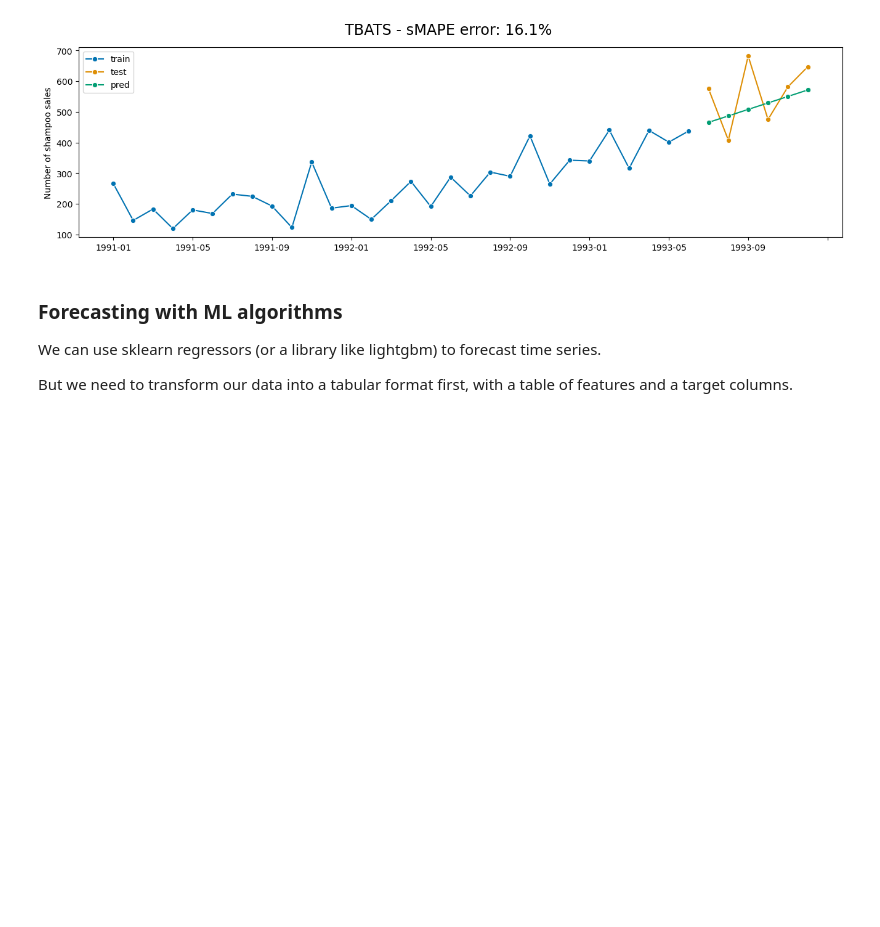
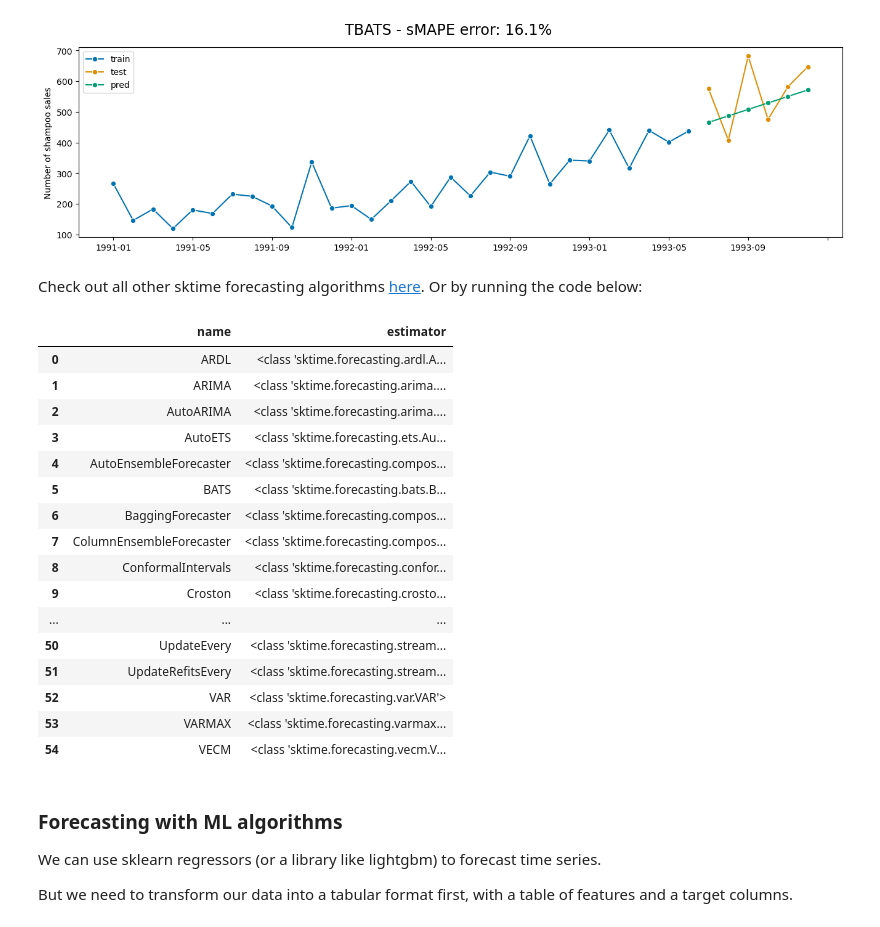
Before and after one commit to sktime/sktime-tutorial-ODSC-Europe-2023, a Jupyter notebook: notebooks/02_forecasting.ipynb, the cells around one changed output. Cells and saved outputs as stored; diff of their text form; code cells hidden in the pictures; blank space fills up the shorter version.

```diff
--- a/notebooks/02_forecasting.ipynb
+++ b/notebooks/02_forecasting.ipynb
@@ -86,6 +81,30 @@ for forecaster in forecasters:
 # %% [output]
 [figure]
 [figure]
+# %% [markdown]
+Check out all other sktime forecasting algorithms [here](https://www.sktime.net/en/latest/api_reference/forecasting.html). Or by running the code below:
+# %%
+from sktime.registry import all_estimators
+
+all_estimators("forecaster", as_dataframe=True)
+# %% [output]
+|  | name | estimator |
+| 0 | ARDL | <class 'sktime.forecasting.ardl.A... |
+| 1 | ARIMA | <class 'sktime.forecasting.arima.... |
+| 2 | AutoARIMA | <class 'sktime.forecasting.arima.... |
+| 3 | AutoETS | <class 'sktime.forecasting.ets.Au... |
+| 4 | AutoEnsembleForecaster | <class 'sktime.forecasting.compos... |
+| 5 | BATS | <class 'sktime.forecasting.bats.B... |
+| 6 | BaggingForecaster | <class 'sktime.forecasting.compos... |
+| 7 | ColumnEnsembleForecaster | <class 'sktime.forecasting.compos... |
+| 8 | ConformalIntervals | <class 'sktime.forecasting.confor... |
+| 9 | Croston | <class 'sktime.forecasting.crosto... |
+| ... | ... | ... |
+| 50 | UpdateEvery | <class 'sktime.forecasting.stream... |
+| 51 | UpdateRefitsEvery | <class 'sktime.forecasting.stream... |
+| 52 | VAR | <class 'sktime.forecasting.var.VAR'> |
+| 53 | VARMAX | <class 'sktime.forecasting.varmax... |
+| 54 | VECM | <class 'sktime.forecasting.vecm.V... |
 # %% [markdown]
 ### Forecasting with ML algorithms
 
```
Also changed, not shown: parts of 13 cells of this notebook.
